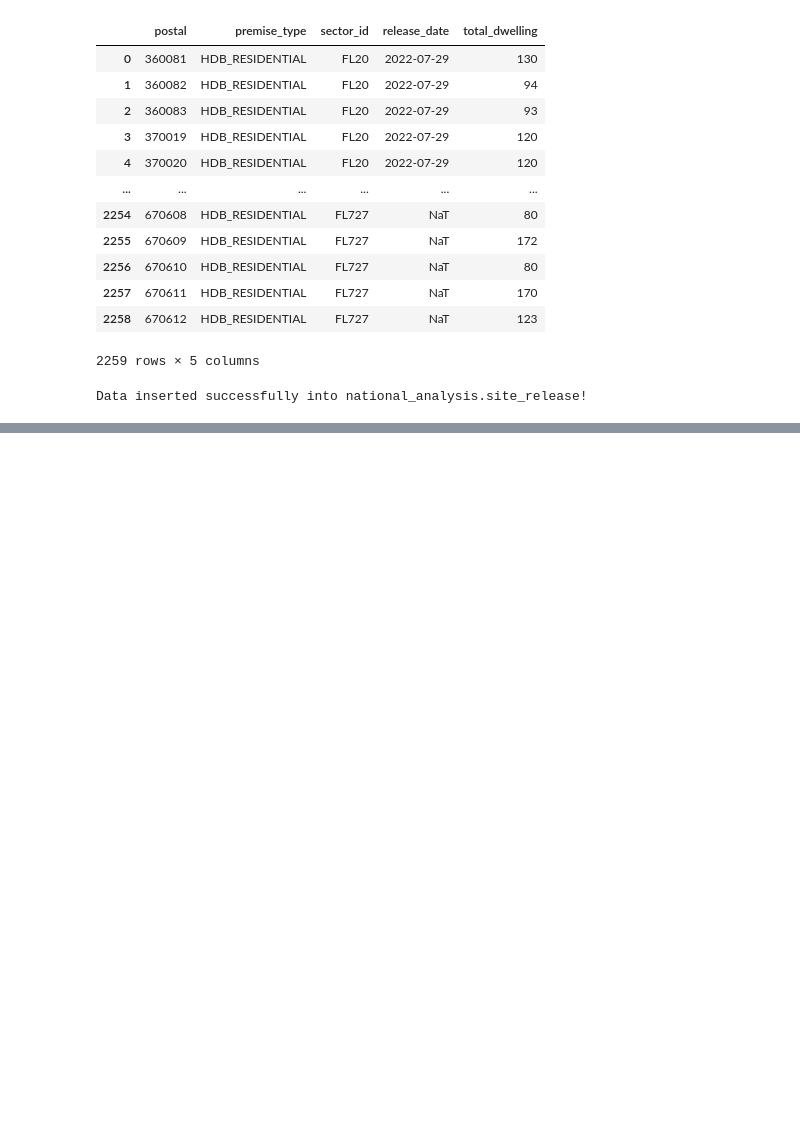
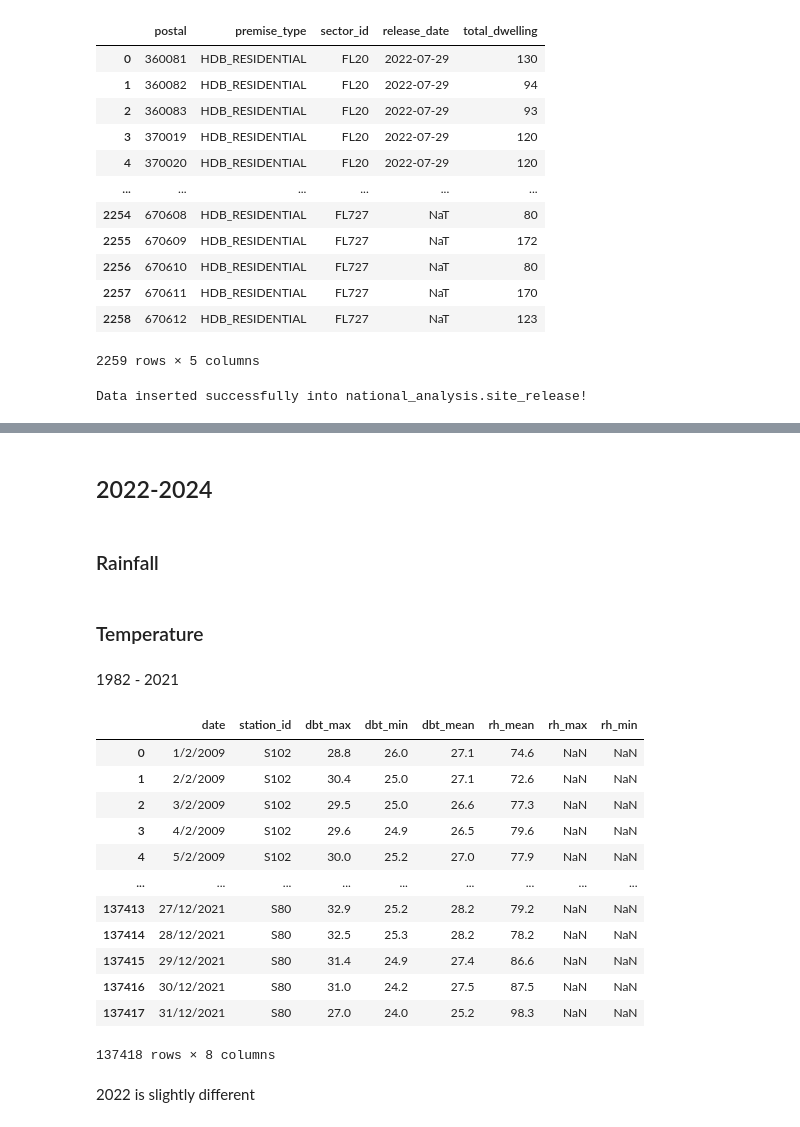
Before and after one commit to etheleon/dengue, a Jupyter notebook: scripts/insert_data.ipynb, the cells around one changed output, grey strips where cells are left out. Drawn from its saved outputs; the diff is of its cells as text; code cells hidden in the pictures; blank space fills up the shorter version.

```diff
--- a/scripts/insert_data.ipynb
+++ b/scripts/insert_data.ipynb
@@ -237,0 +540,4 @@ connection.close()
+# %% [markdown]
+## 2022-2024
+# %% [markdown]
+### Rainfall
@@ -237,0 +546,43 @@ connection.close()
+# %% [markdown]
+### Temperature
+# %% [markdown]
+1982 - 2021
+# %%
+temperature_2009_2021_df = pd.read_csv(os.path.join(climate_data_home, "weather_1982_2021", "Daily DBT 2009-2021.csv"))
+temperature_2009_2021_df.columns = [col.strip().lower().replace(" ", "").replace('"', '') for col in temperature_2009_2021_df.columns]
+temperature_2009_2021_df.rename(columns=  {
+
+        'id_station': 'station_id',
+
+        'dateasia/singapore(+0800)': 'date',
+        'maxdbt': 'dbt_max',
+        'mindbt': 'dbt_min',
+        'meandbt': 'dbt_mean',
+        'meanrh': 'rh_mean'
+    }, inplace=True)
+
+expected_columns = ['rh_max', 'rh_min', 'rh_mean']
+
+# Check if each column exists in the DataFrame, and if not, add it with NaN values
+for col in expected_columns:
+    if col not in temperature_2009_2021_df.columns:
+        temperature_2009_2021_df[col] = np.nan
+
+
+temperature_2009_2021_df
+# %% [output]
+|  | date | station_id | dbt_max | dbt_min | dbt_mean | rh_mean | rh_max | rh_min |
+| 0 | 1/2/2009 | S102 | 28.8 | 26.0 | 27.1 | 74.6 | NaN | NaN |
+| 1 | 2/2/2009 | S102 | 30.4 | 25.0 | 27.1 | 72.6 | NaN | NaN |
+| 2 | 3/2/2009 | S102 | 29.5 | 25.0 | 26.6 | 77.3 | NaN | NaN |
+| 3 | 4/2/2009 | S102 | 29.6 | 24.9 | 26.5 | 79.6 | NaN | NaN |
+| 4 | 5/2/2009 | S102 | 30.0 | 25.2 | 27.0 | 77.9 | NaN | NaN |
+| ... | ... | ... | ... | ... | ... | ... | ... | ... |
+| 137413 | 27/12/2021 | S80 | 32.9 | 25.2 | 28.2 | 79.2 | NaN | NaN |
+| 137414 | 28/12/2021 | S80 | 32.5 | 25.3 | 28.2 | 78.2 | NaN | NaN |
+| 137415 | 29/12/2021 | S80 | 31.4 | 24.9 | 27.4 | 86.6 | NaN | NaN |
+| 137416 | 30/12/2021 | S80 | 31.0 | 24.2 | 27.5 | 87.5 | NaN | NaN |
+| 137417 | 31/12/2021 | S80 | 27.0 | 24.0 | 25.2 | 98.3 | NaN | NaN |
+137418 rows × 8 columns
+# %% [markdown]
+2022 is slightly different
```
Also changed, not shown: parts of 23 cells of this notebook, 1 other file.
